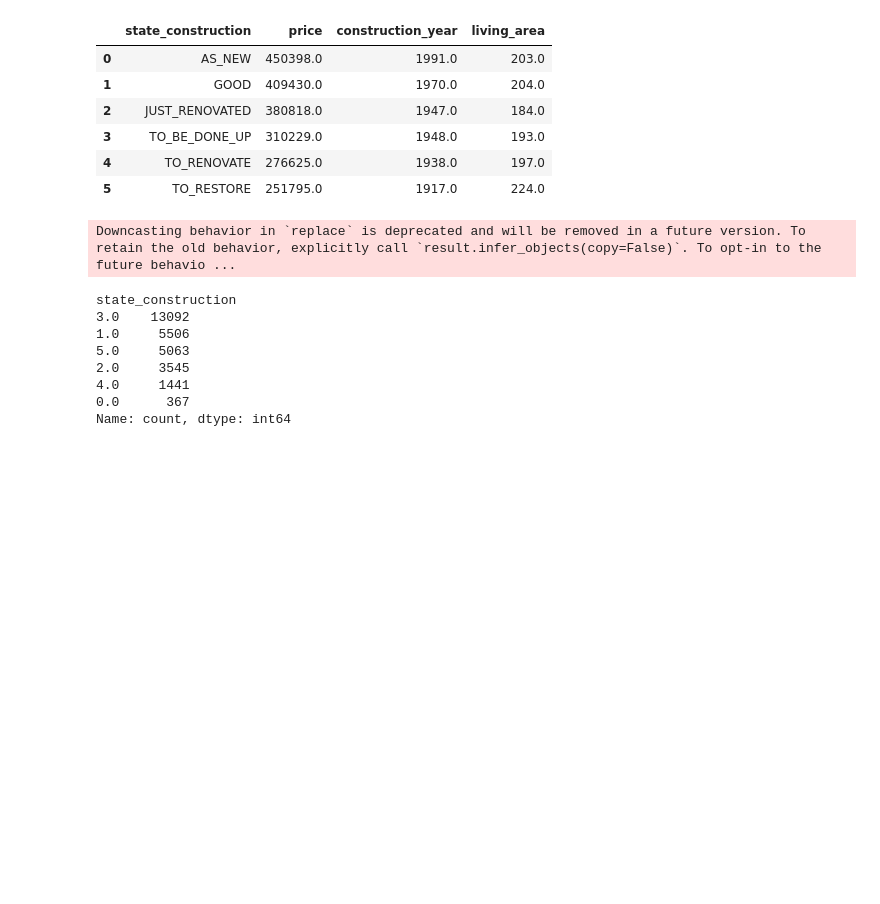
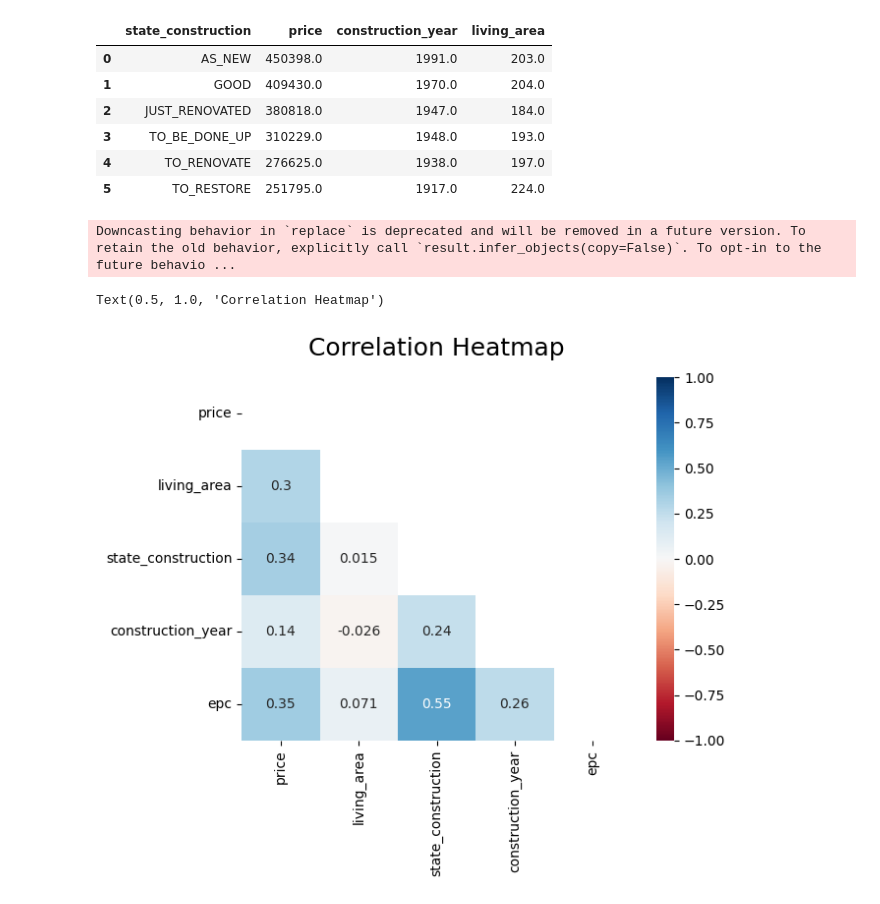
Before and after one commit to niels-demeyer/immo-eliza-scrapeGOATS-analysis, a Jupyter notebook: analysis/Andrea.ipynb, the cells around one changed output. Cells and saved outputs as stored; diff of their text form; code cells hidden in the pictures; blank space fills up the shorter version.

Commit message:
Starte heatmap

```diff
--- a/analysis/Andrea.ipynb
+++ b/analysis/Andrea.ipynb
@@ -187,22 +187,16 @@ fig.update_xaxes(categoryorder='array', categoryarray= ["AS_NEW", "GOOD","JUST_R
 fig.show()
 # %%
 
+
 epc_sub= {"A++":8, "A+":7, "A":6,"B":5,"C":4,"D":3,"E":2,"F": 1,"G":0}
-state_sub = {"AS_NEW":5,"JUST_RENOVATED":4 , "GOOD":3, "TO_BE_DONE_UP":2, "TO_RENOVATE":1, "TO_RESTORE":0 }
-correlation_var= price_no_outliers.replace({"epc":epc_sub, "state_construction": state_sub})
-mask = correlation_var['epc'].isin([0,1,2,3,4,5,6,7,8, np.nan])
+state_sub = {"AS_NEW":5, "GOOD":4, "JUST_RENOVATED":3 , "TO_BE_DONE_UP":2, "TO_RENOVATE":1, "TO_RESTORE":0 }
 
-correlation_var= correlation_var[mask]
-correlation_var.state_construction.value_counts()
-#correlation_var.epc.value_counts()
-#correlation_var.isna().sum()
+correlation_var = price_no_outliers[['price', "living_area", "state_construction", "construction_year", "epc"]]
+
+correlation_var= correlation_var.replace({"epc":epc_sub, "state_construction": state_sub})
+correlation_var = correlation_var[correlation_var['epc'].isin([0,1,2,3,4,5,6,7,8, np.nan])]
+correlation_var = correlation_var[correlation_var["state_construction"].isin([0,1,2,3,4,5, np.nan])]
+
+final_correlation = correlation_var.corr()
 # %% [output]
 Downcasting behavior in `replace` is deprecated and will be removed in a future version. To retain the old behavior, explicitly call `result.infer_objects(copy=False)`. To opt-in to the future behavio ...
-state_construction
-3.0    13092
-1.0     5506
-5.0     5063
-2.0     3545
-4.0     1441
-0.0      367
-Name: count, dtype: int64
@@ -208,0 +206,10 @@ Name: count, dtype: int64
+# %%
+import seaborn as sns
+import matplotlib.pyplot as plt
+
+mask = np.triu(np.ones_like(final_correlation, dtype=bool))
+heatmap = sns.heatmap(final_correlation, mask=mask, vmin=-1, vmax=1, annot=True, cmap='RdBu')
+heatmap.set_title('Correlation Heatmap', fontdict={'fontsize':18}, pad=16)
+# %% [output]
+Text(0.5, 1.0, 'Correlation Heatmap')
+[figure, added]
```
Also changed, not shown: parts of 1 cell of this notebook.
